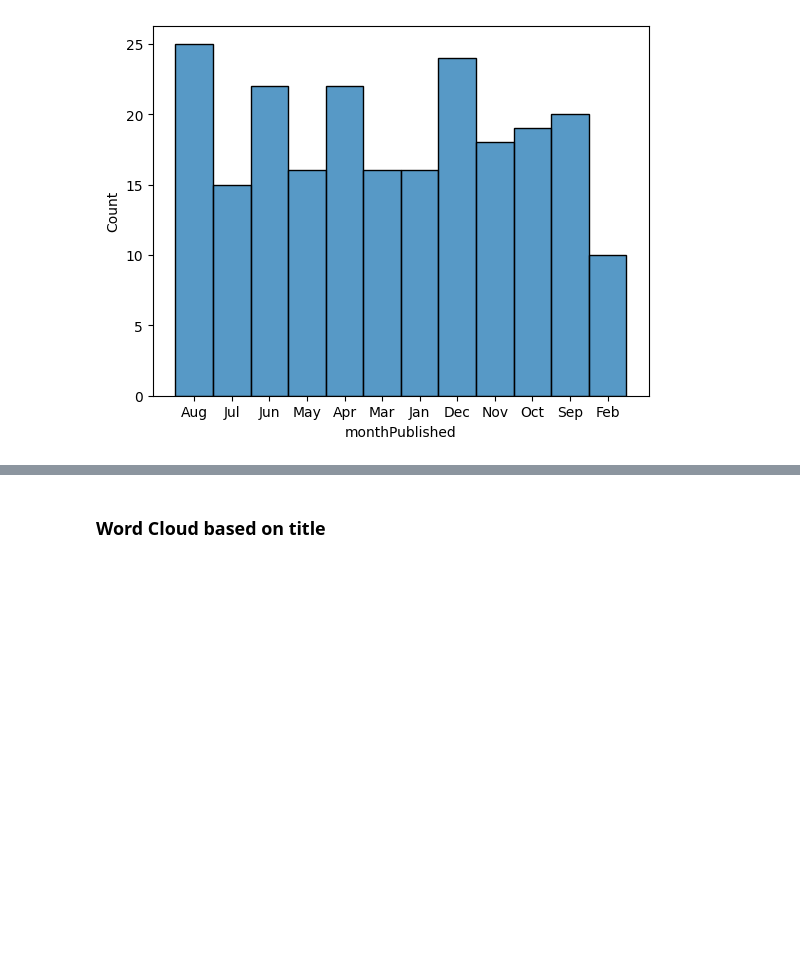
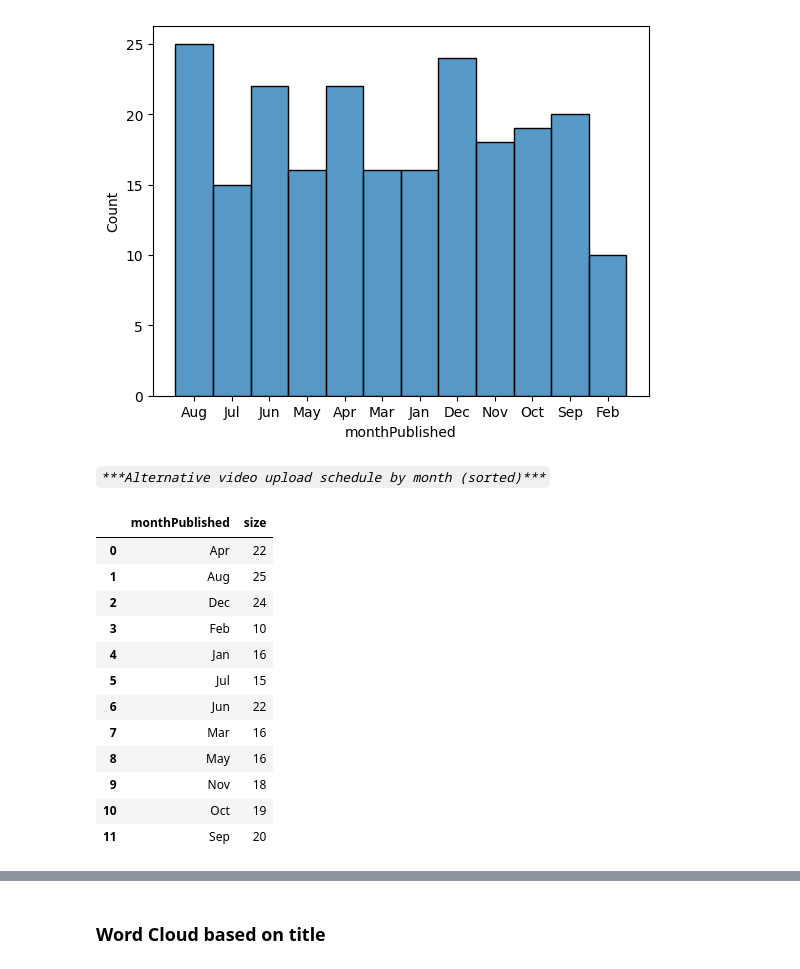
Before and after one commit to WackyChomp/youtube-analysis, a Jupyter notebook: 2-dataframe/youtube_analysis.ipynb, the cells around one changed output, grey strips where cells are left out. Drawn from its saved outputs; the diff is of its cells as text; code cells hidden in the pictures; blank space fills up the shorter version.

```diff
--- a/2-dataframe/youtube_analysis.ipynb
+++ b/2-dataframe/youtube_analysis.ipynb
@@ -392,3 +392,22 @@ sns.histplot(data = video_df, x='monthPublished', bins=30)
 plt.show()
 # %% [output]
 [figure]
+# %% [markdown]
+<i>`***Alternative video upload schedule by month (sorted)***`</i>
+# %%
+videos_per_month = video_df.groupby('monthPublished', as_index=False).size()
+videos_per_month
+# %% [output]
+|  | monthPublished | size |
+| 0 | Apr | 22 |
+| 1 | Aug | 25 |
+| 2 | Dec | 24 |
+| 3 | Feb | 10 |
+| 4 | Jan | 16 |
+| 5 | Jul | 15 |
+| 6 | Jun | 22 |
+| 7 | Mar | 16 |
+| 8 | May | 16 |
+| 9 | Nov | 18 |
+| 10 | Oct | 19 |
+| 11 | Sep | 20 |
```
Also changed, not shown: parts of 4 cells of this notebook, 1 other file.
